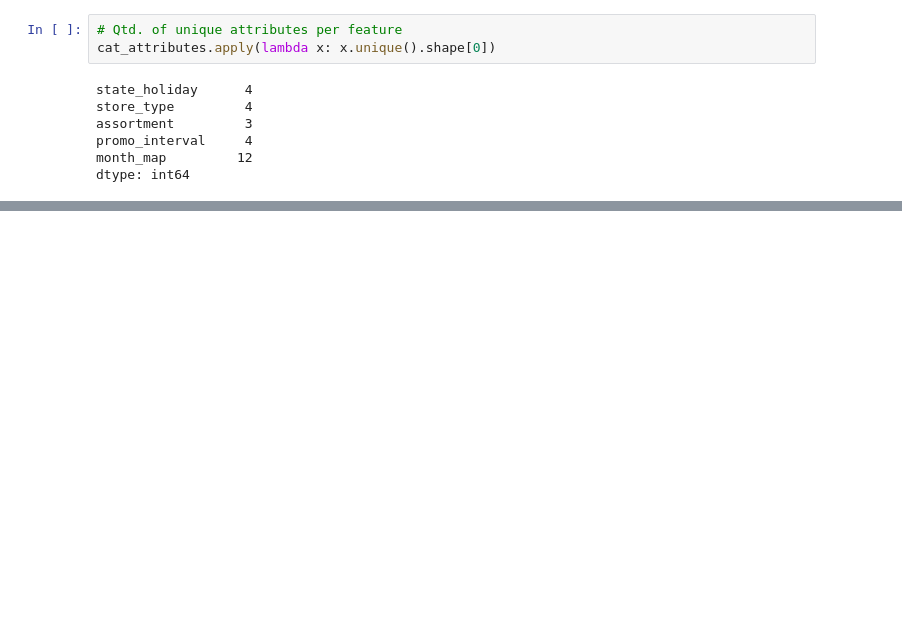
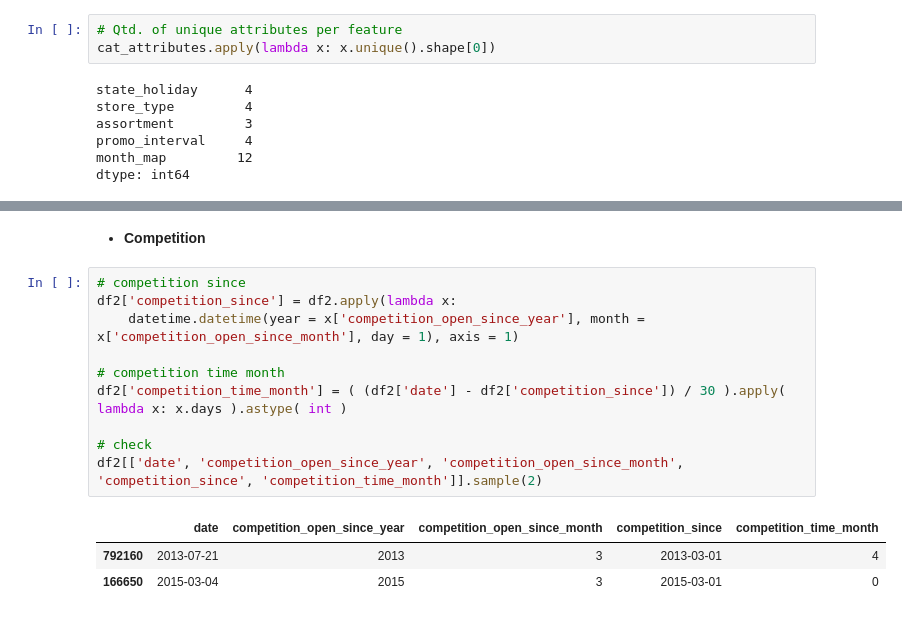
Before and after one commit to Gutscs/Rossmann-Forecasting-Sales, a Jupyter notebook: RossmanSales.ipynb, the cells around one changed output, grey strips where cells are left out. Saved outputs shown, nothing was run; the diff lists cells and outputs as text; blank space fills up the shorter version.

```diff
--- a/RossmanSales.ipynb
+++ b/RossmanSales.ipynb
@@ -334,0 +451,16 @@ plt.show()
+# %% [markdown]
+* **Competition**
+# %%
+# competition since
+df2['competition_since'] = df2.apply(lambda x:
+    datetime.datetime(year = x['competition_open_since_year'], month = x['competition_open_since_month'], day = 1), axis = 1)
+
+# competition time month
+df2['competition_time_month'] = ( (df2['date'] - df2['competition_since']) / 30 ).apply( lambda x: x.days ).astype( int )
+
+# check
+df2[['date', 'competition_open_since_year', 'competition_open_since_month', 'competition_since', 'competition_time_month']].sample(2)
+# %% [output]
+|  | date | competition_open_since_year | competition_open_since_month | competition_since | competition_time_month |
+| 792160 | 2013-07-21 | 2013 | 3 | 2013-03-01 | 4 |
+| 166650 | 2015-03-04 | 2015 | 3 | 2015-03-01 | 0 |
```
Also changed, not shown: parts of 32 cells of this notebook.
